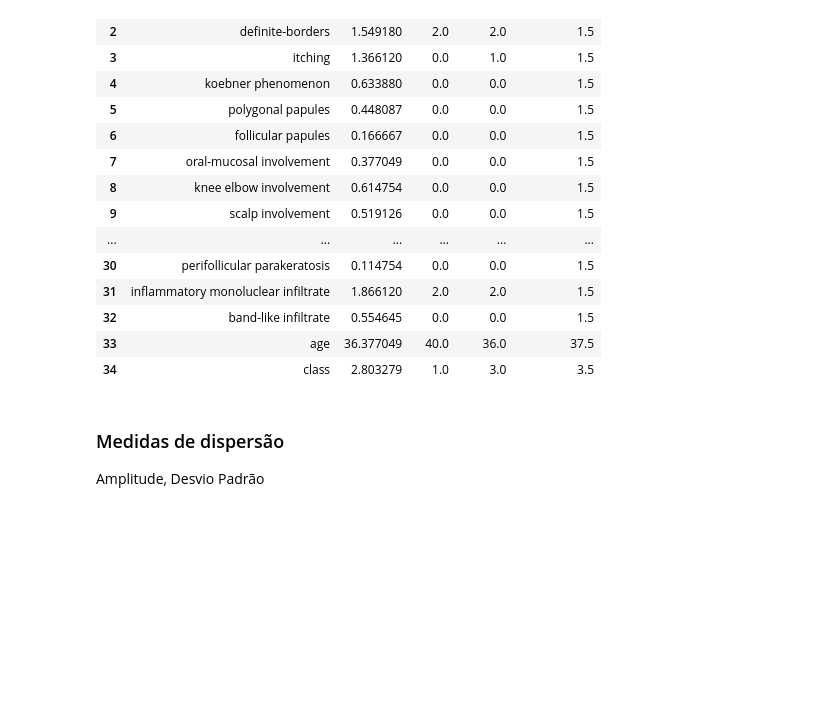
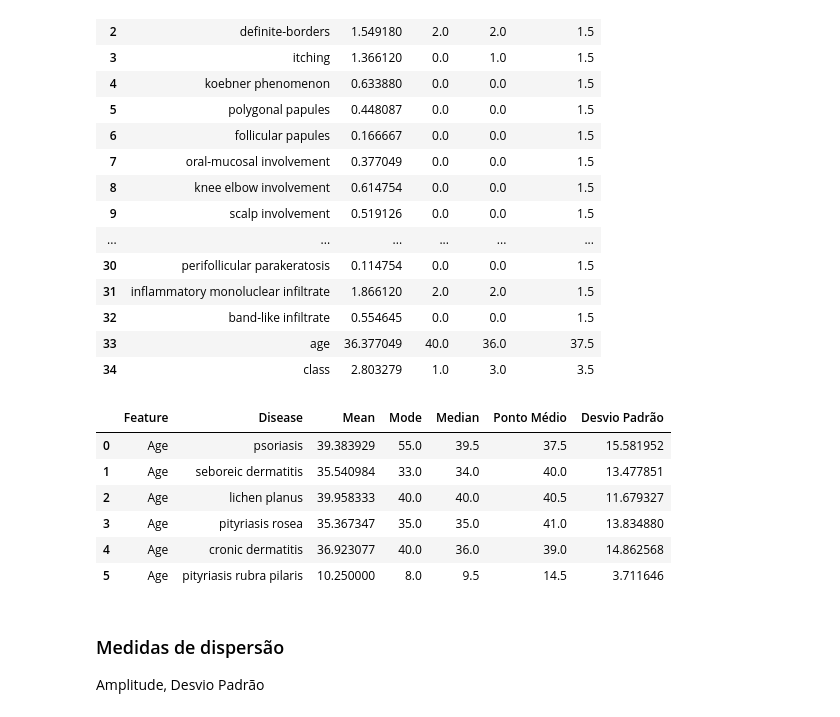
Before and after one commit to giovannaFantacini/KDD_DatasetDermatology, a Jupyter notebook: Mineracao.ipynb, the cells around one changed output. Saved outputs shown, nothing was run; the diff lists cells and outputs as text; code cells hidden in the pictures; blank space fills up the shorter version.

```diff
--- a/Mineracao.ipynb
+++ b/Mineracao.ipynb
@@ -1206,6 +1240,49 @@ display(table_measures)
 | 32 | band-like infiltrate | 0.554645 | 0.0 | 0.0 | 1.5 |
 | 33 | age | 36.377049 | 40.0 | 36.0 | 37.5 |
 | 34 | class | 2.803279 | 1.0 | 3.0 | 3.5 |
+# %%
+measures = {
+    'Feature': [],
+    'Disease' : [],
+    'Mean': [],
+    'Mode': [],
+    'Median': [],
+    'Ponto Médio': [],
+    'Standard Deviation': []
+}
+
+for disease_code, disease_name in dicionario_classes.items():
+    data = df_clean[df_clean['class'] == disease_code]
+    if data['age'].dtype in [int, float]:
+        measures['Feature'].append('Age')
+        measures['Disease'].append(disease_name)
+        measures['Mean'].append(data['age'].mean())
+        measures['Mode'].append(data['age'].mode().values[0])
+        measures['Median'].append(data['age'].median())
+        measures['Ponto Médio'].append((data['age'].max() + data['age'].min()) / 2)
+        measures['Standard Deviation'].append(data['age'].std())
+
+
+
+table_measures = pd.DataFrame({
+    'Feature': measures['Feature'],
+    'Disease' : measures['Disease'],
+    'Mean': measures['Mean'],
+    'Mode': measures['Mode'],
+    'Median' : measures['Median'],
+    'Ponto Médio' : measures['Ponto Médio'],
+    'Desvio Padrão' :  measures['Standard Deviation']
+})
+
+display(table_measures)
+# %% [output]
+|  | Feature | Disease | Mean | Mode | Median | Ponto Médio | Desvio Padrão |
+| 0 | Age | psoriasis | 39.383929 | 55.0 | 39.5 | 37.5 | 15.581952 |
+| 1 | Age | seboreic dermatitis | 35.540984 | 33.0 | 34.0 | 40.0 | 13.477851 |
+| 2 | Age | lichen planus | 39.958333 | 40.0 | 40.0 | 40.5 | 11.679327 |
+| 3 | Age | pityriasis rosea | 35.367347 | 35.0 | 35.0 | 41.0 | 13.834880 |
+| 4 | Age | cronic dermatitis | 36.923077 | 40.0 | 36.0 | 39.0 | 14.862568 |
+| 5 | Age | pityriasis rubra pilaris | 10.250000 | 8.0 | 9.5 | 14.5 | 3.711646 |
 # %% [markdown]
 ### Medidas de dispersão
 
```
Also changed, not shown: parts of 13 cells of this notebook.
